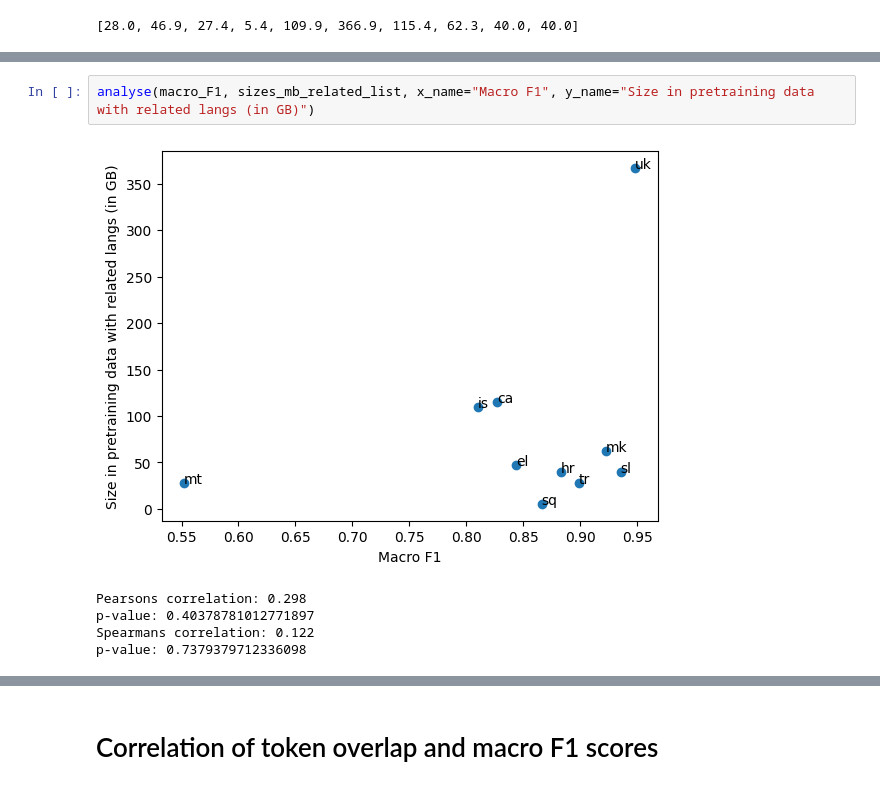
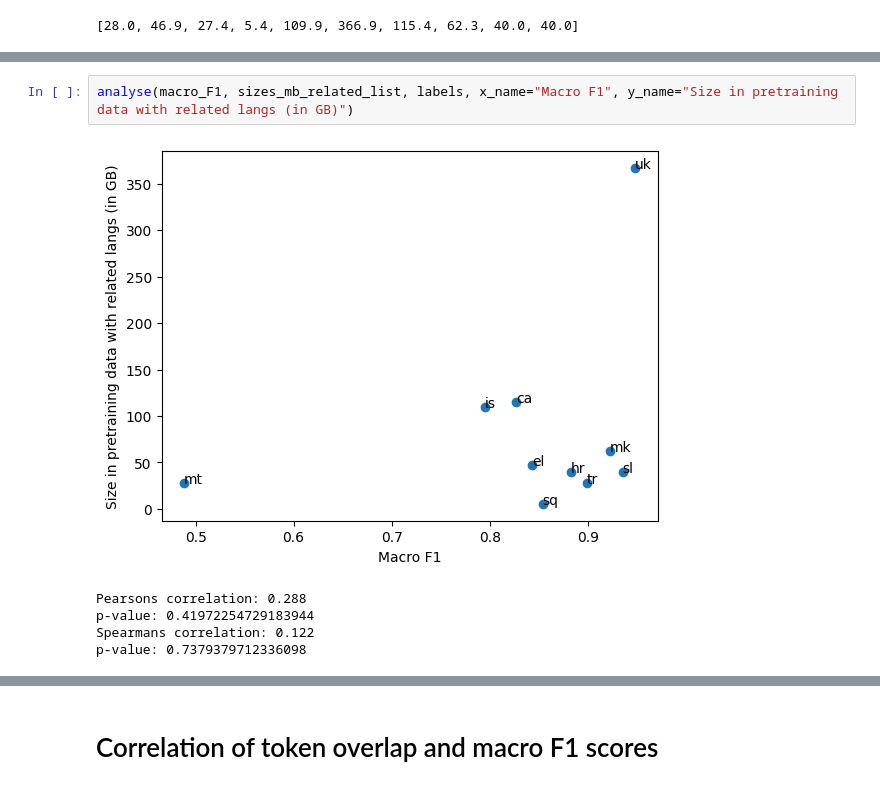
Before and after one commit to TajaKuzman/Crosslingual-Genre-Bias-Analysis, a Jupyter notebook: calculate_corelation_coefficient.ipynb, the cells around one changed output, grey strips where cells are left out. Cells and saved outputs as stored; diff of their text form.

```diff
--- a/calculate_corelation_coefficient.ipynb
+++ b/calculate_corelation_coefficient.ipynb
@@ -337,10 +325,10 @@ p-value: 0.23343624750296876
 Spearmans correlation: 0.588
 p-value: 0.07387770688865801
 # %%
-analyse(macro_F1, sizes_mb_related_list, x_name="Macro F1", y_name="Size in pretraining data with related langs (in GB)")
+analyse(macro_F1, sizes_mb_related_list, labels, x_name="Macro F1", y_name="Size in pretraining data with related langs (in GB)")
 # %% [output]
-[figure, old version]
+[figure, new version]
-Pearsons correlation: 0.298
-p-value: 0.40378781012771897
+Pearsons correlation: 0.288
+p-value: 0.41972254729183944
 Spearmans correlation: 0.122
 p-value: 0.7379379712336098
```
Also changed, not shown: parts of 69 cells of this notebook, 45 other files.
